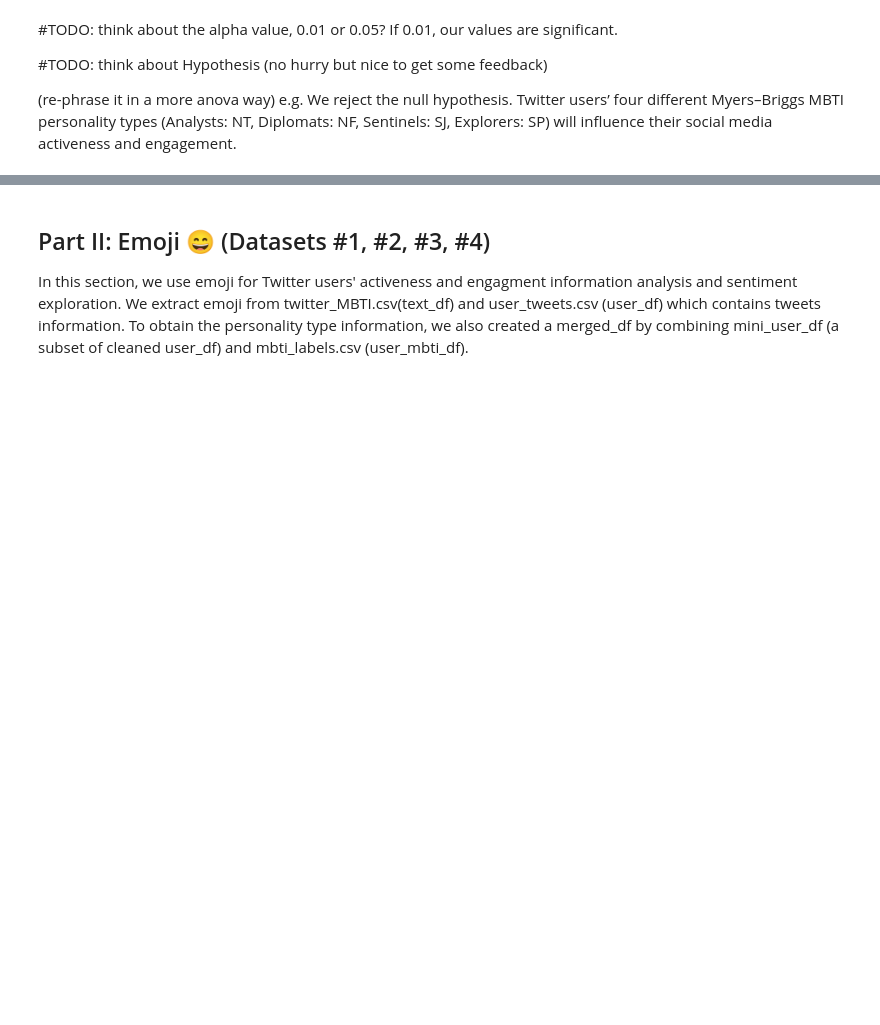
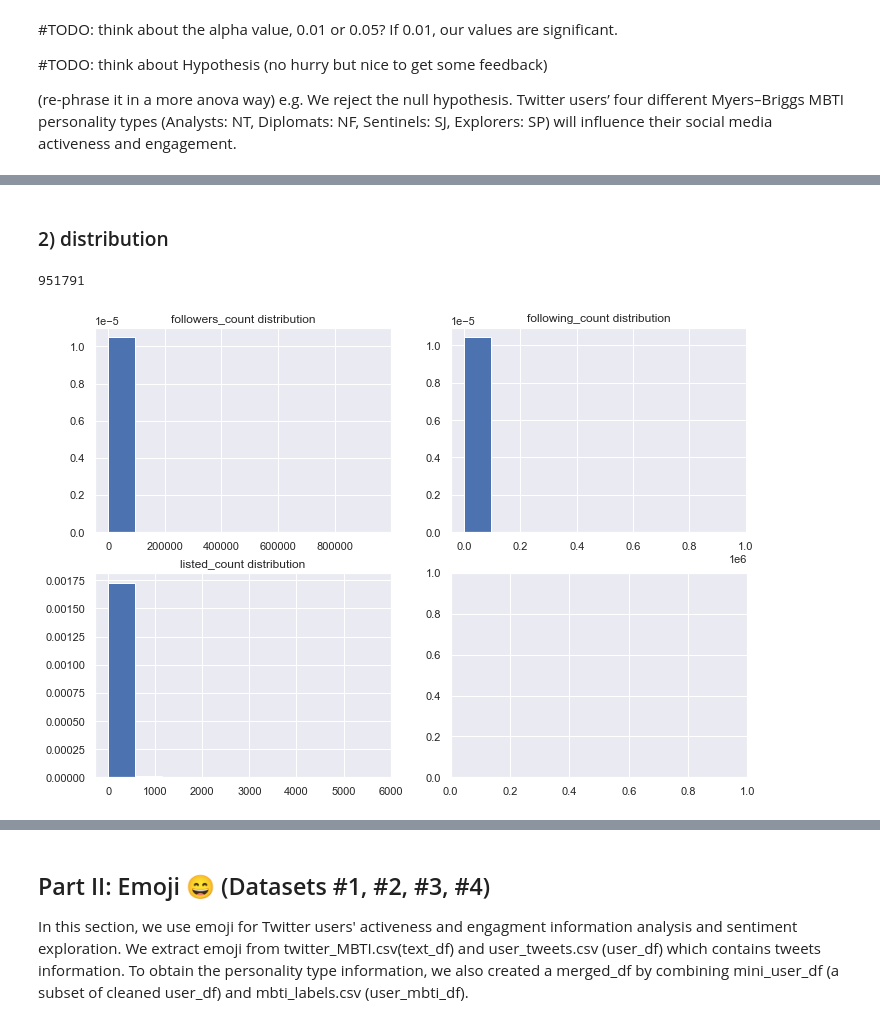
Before and after one commit to Skylar-Shi/MBTI_Data_Analysis_Project, a Jupyter notebook: EDACheckpointGroup_Sp23_RandomName.ipynb, the cells around one changed output, grey strips where cells are left out. Saved outputs shown, nothing was run; the diff lists cells and outputs as text; code cells hidden in the pictures; blank space fills up the shorter version.

```diff
--- a/EDACheckpointGroup_Sp23_RandomName.ipynb
+++ b/EDACheckpointGroup_Sp23_RandomName.ipynb
@@ -941,0 +954,10 @@ Twitter users’ four different Myers–Briggs MBTI personality types (Analysts:
+# %%
+def mbti_to_letter(s):
+    return list(s)
+# %%
+member_df[['mind', 'energy', 'nature', 'tactics']] = (pd.DataFrame
+                                                      (member_df['mbti_personality']
+                                                       .apply(mbti_to_letter).to_list()))
+tweet_df[['mind', 'energy', 'nature', 'tactics']] = (pd.DataFrame
+                                                     (tweet_df['mbti_personality']
+                                                      .apply(mbti_to_letter).to_list()))
@@ -941,0 +982,17 @@ Twitter users’ four different Myers–Briggs MBTI personality types (Analysts:
+# %% [markdown]
+### 2) distribution
+# %%
+member_df['followers_count'].max()
+# %% [output]
+951791
+# %%
+fig, ((ax0, ax1), (ax2, ax3)) = plt.subplots(2, 2)
+ax0.hist(member_df['followers_count'], density = True)
+ax1.hist(member_df['following_count'], density = True)
+ax2.hist(member_df['listed_count'], density = True)
+ax0.set_title('followers_count distribution')
+ax1.set_title('following_count distribution')
+ax2.set_title('listed_count distribution')
+plt.show()
+# %% [output]
+[figure, added]
```
Also changed, not shown: parts of 29 cells of this notebook.
